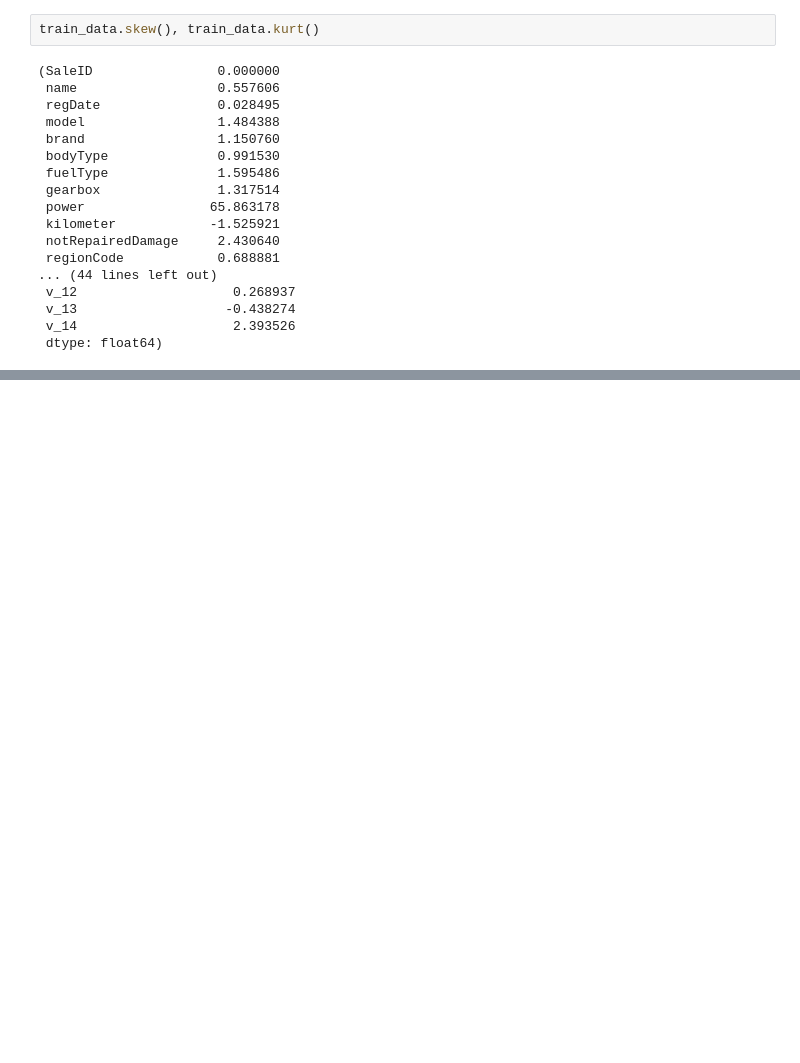
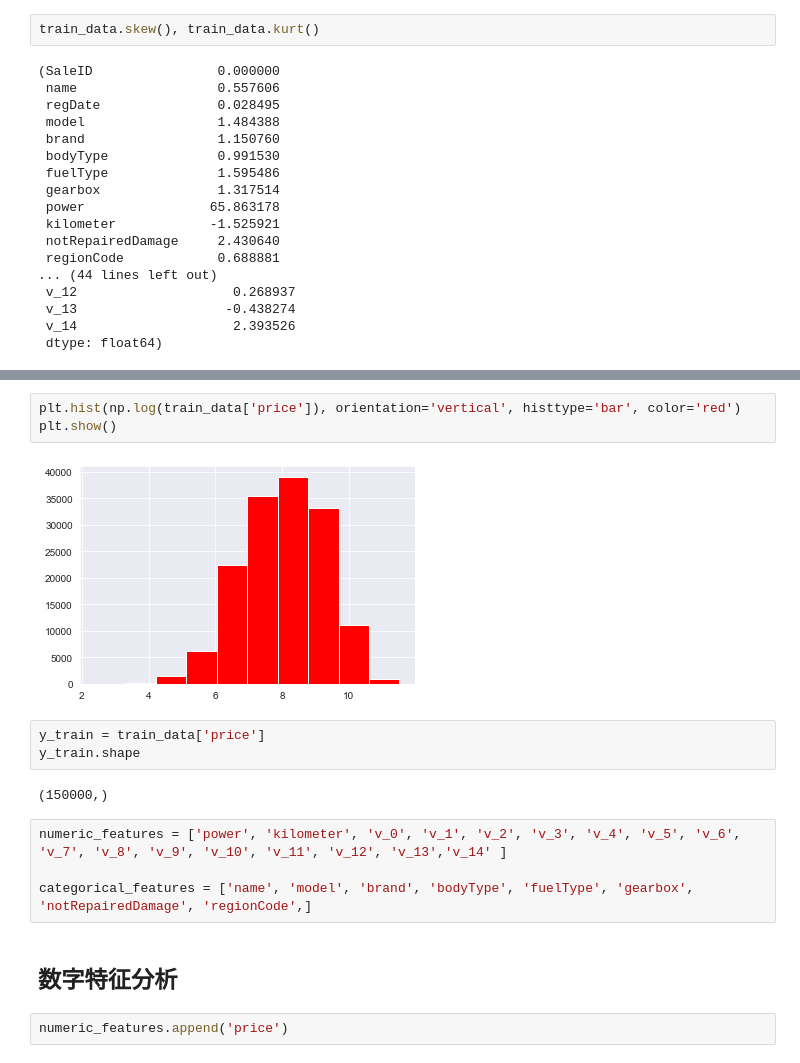
Before and after one commit to SihanWang-WHU/cars_deal_price_prediction, a Jupyter notebook: data/data_info.ipynb, the cells around one changed output, grey strips where cells are left out. Saved outputs shown, nothing was run; the diff lists cells and outputs as text; blank space fills up the shorter version.

```diff
--- a/data/data_info.ipynb
+++ b/data/data_info.ipynb
@@ -216,0 +227,18 @@ train_data.skew(), train_data.kurt()
+# %%
+plt.hist(np.log(train_data['price']), orientation='vertical', histtype='bar', color='red')
+plt.show()
+# %% [output]
+[figure, added]
+# %%
+y_train = train_data['price']
+y_train.shape
+# %% [output]
+(150000,)
+# %%
+numeric_features = ['power', 'kilometer', 'v_0', 'v_1', 'v_2', 'v_3', 'v_4', 'v_5', 'v_6', 'v_7', 'v_8', 'v_9', 'v_10', 'v_11', 'v_12', 'v_13','v_14' ]
+
+categorical_features = ['name', 'model', 'brand', 'bodyType', 'fuelType', 'gearbox', 'notRepairedDamage', 'regionCode',]
+# %% [markdown]
+## 数字特征分析
+# %%
+numeric_features.append('price')
```
Also changed, not shown: parts of 11 cells of this notebook.
